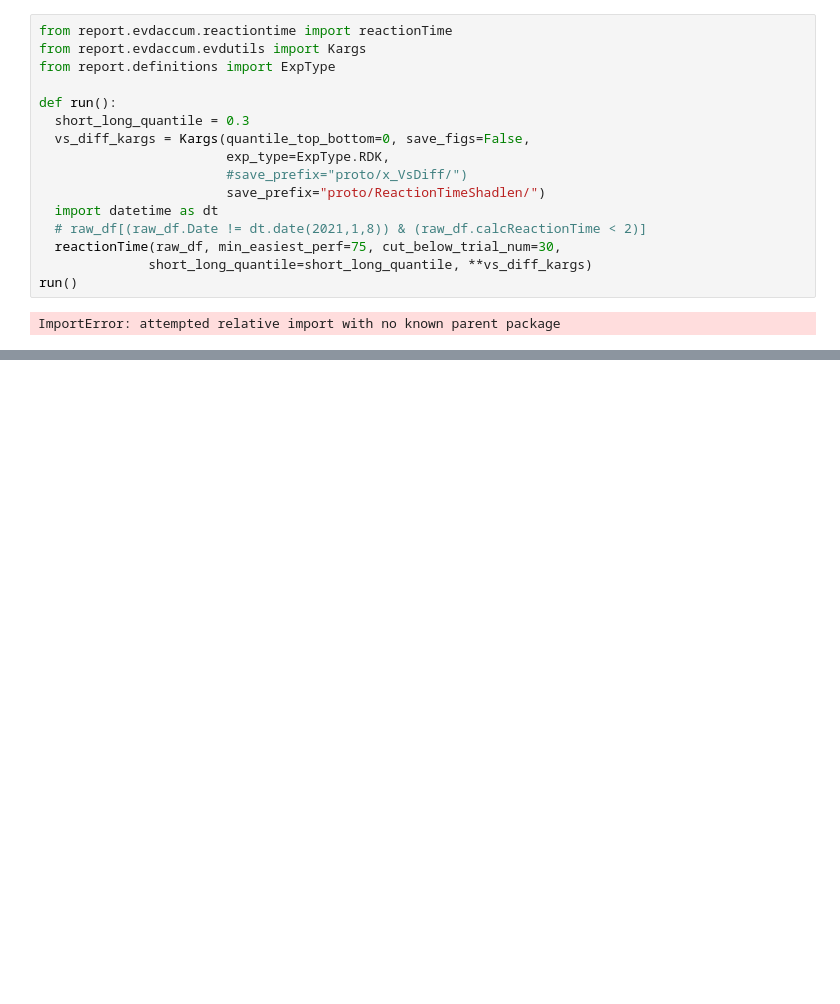
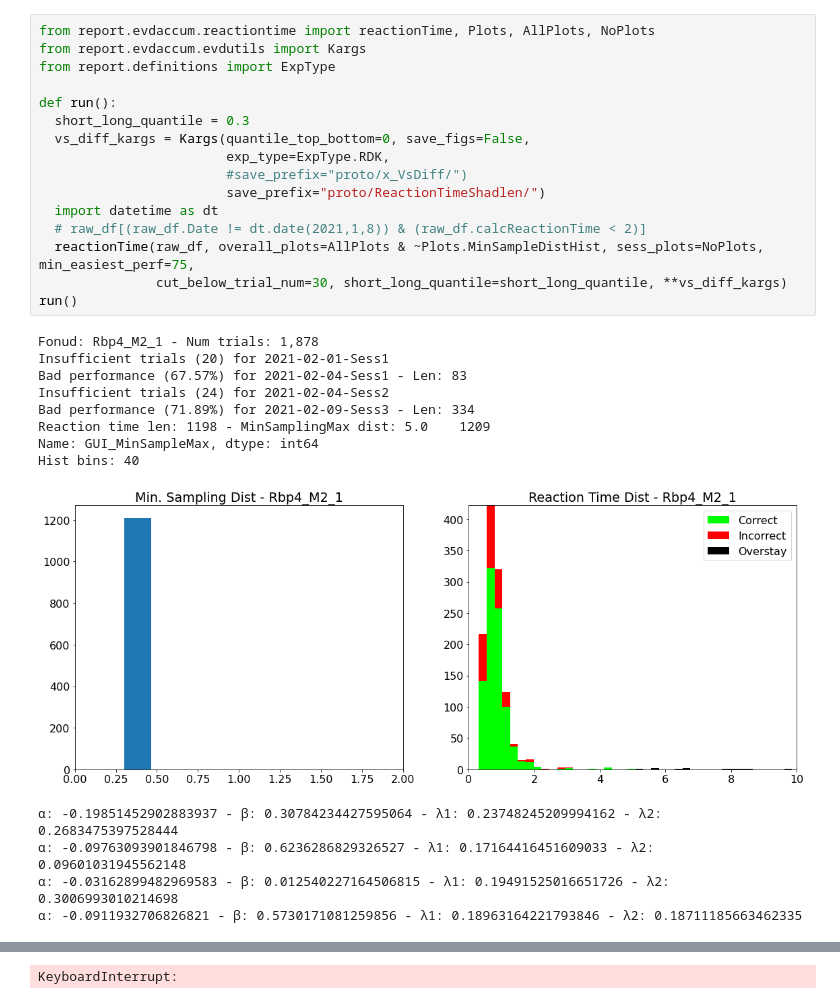
Before and after one commit to marionbosc/Mouse2AFC, a Jupyter notebook: report/evdaccum.ipynb, the cells around one changed output, grey strips where cells are left out. Drawn from its saved outputs; the diff is of its cells as text; blank space fills up the shorter version.

```diff
--- a/report/evdaccum.ipynb
+++ b/report/evdaccum.ipynb
@@ -57,18 +28,30 @@ utils.py
 # %%
-from report.evdaccum.reactiontime import reactionTime
+from report.evdaccum.reactiontime import reactionTime, Plots, AllPlots, NoPlots
 from report.evdaccum.evdutils import Kargs
 from report.definitions import ExpType
 
 def run():
   short_long_quantile = 0.3
   vs_diff_kargs = Kargs(quantile_top_bottom=0, save_figs=False,
                         exp_type=ExpType.RDK,
                         #save_prefix="proto/x_VsDiff/")
                         save_prefix="proto/ReactionTimeShadlen/")
   import datetime as dt
   # raw_df[(raw_df.Date != dt.date(2021,1,8)) & (raw_df.calcReactionTime < 2)]
-  reactionTime(raw_df, min_easiest_perf=75, cut_below_trial_num=30,
-              short_long_quantile=short_long_quantile, **vs_diff_kargs)
+  reactionTime(raw_df, overall_plots=AllPlots & ~Plots.MinSampleDistHist, sess_plots=NoPlots, min_easiest_perf=75,
+               cut_below_trial_num=30, short_long_quantile=short_long_quantile, **vs_diff_kargs)
 run()
 # %% [output]
-ImportError: attempted relative import with no known parent package
+Fonud: Rbp4_M2_1 - Num trials: 1,878
+Insufficient trials (20) for 2021-02-01-Sess1
+Bad performance (67.57%) for 2021-02-04-Sess1 - Len: 83
+Insufficient trials (24) for 2021-02-04-Sess2
+Bad performance (71.89%) for 2021-02-09-Sess3 - Len: 334
+Reaction time len: 1198 - MinSamplingMax dist: 5.0    1209
+Name: GUI_MinSampleMax, dtype: int64
+Hist bins: 40
+[figure, added]
+α: -0.19851452902883937 - β: 0.30784234427595064 - λ1: 0.23748245209994162 - λ2: 0.2683475397528444
+α: -0.09763093901846798 - β: 0.6236286829326527 - λ1: 0.17164416451609033 - λ2: 0.09601031945562148
+α: -0.03162899482969583 - β: 0.012540227164506815 - λ1: 0.19491525016651726 - λ2: 0.3006993010214698
+α: -0.0911932706826821 - β: 0.5730171081259856 - λ1: 0.18963164221793846 - λ2: 0.18711185663462335
@@ -74,0 +59 @@ ImportError: attempted relative import with no known parent package
+KeyboardInterrupt:
```
Also changed, not shown: parts of 3 cells of this notebook.
